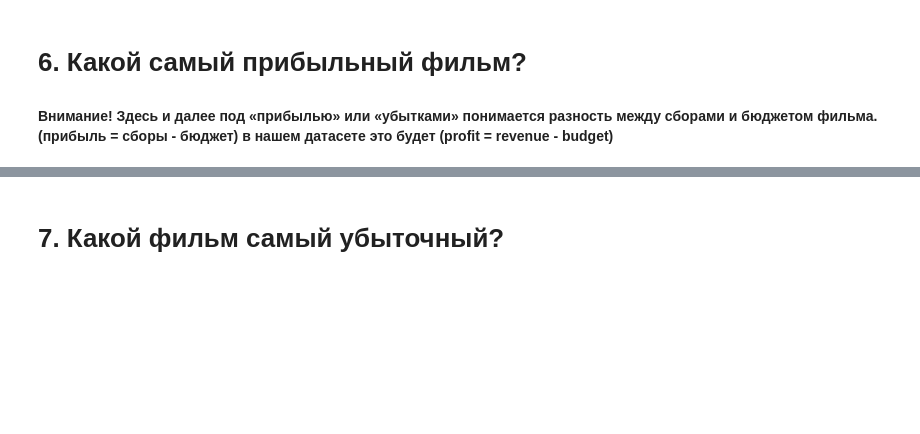
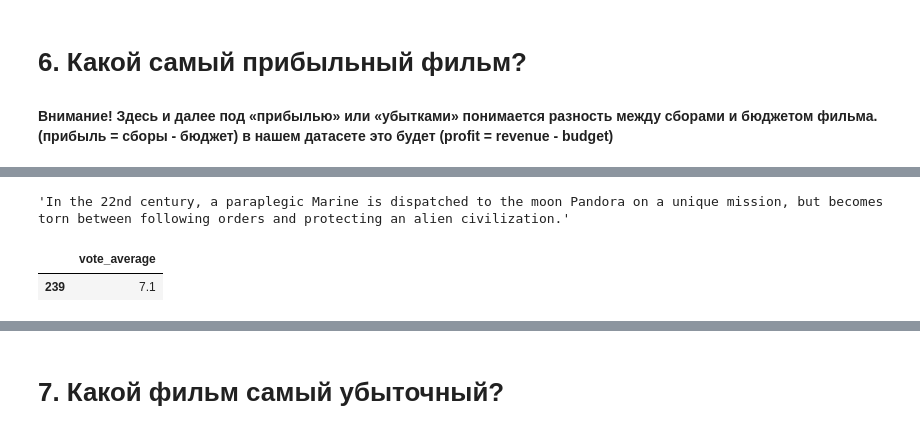
Before and after one commit to Xbera25/SkllFactory-repository, a Jupyter notebook: Module1/Movies_IMBD_v4.1.ipynb, the cells around one changed output, grey strips where cells are left out. Cells and saved outputs as stored; diff of their text form; code cells hidden in the pictures; blank space fills up the shorter version.

```diff
--- a/Module1/Movies_IMBD_v4.1.ipynb
+++ b/Module1/Movies_IMBD_v4.1.ipynb
@@ -113,0 +165,9 @@ round(data['runtime'].median(),0)
+# %%
+data[data['original_title'] == 'Avatar']['overview'].item()
+# %% [output]
+'In the 22nd century, a paraplegic Marine is dispatched to the moon Pandora on a unique mission, but becomes torn between following orders and protecting an alien civilization.'
+# %%
+data[data['original_title'] == 'Avatar'][['vote_average']]
+# %% [output]
+|  | vote_average |
+| 239 | 7.1 |
```
Also changed, not shown: parts of 101 cells of this notebook.
